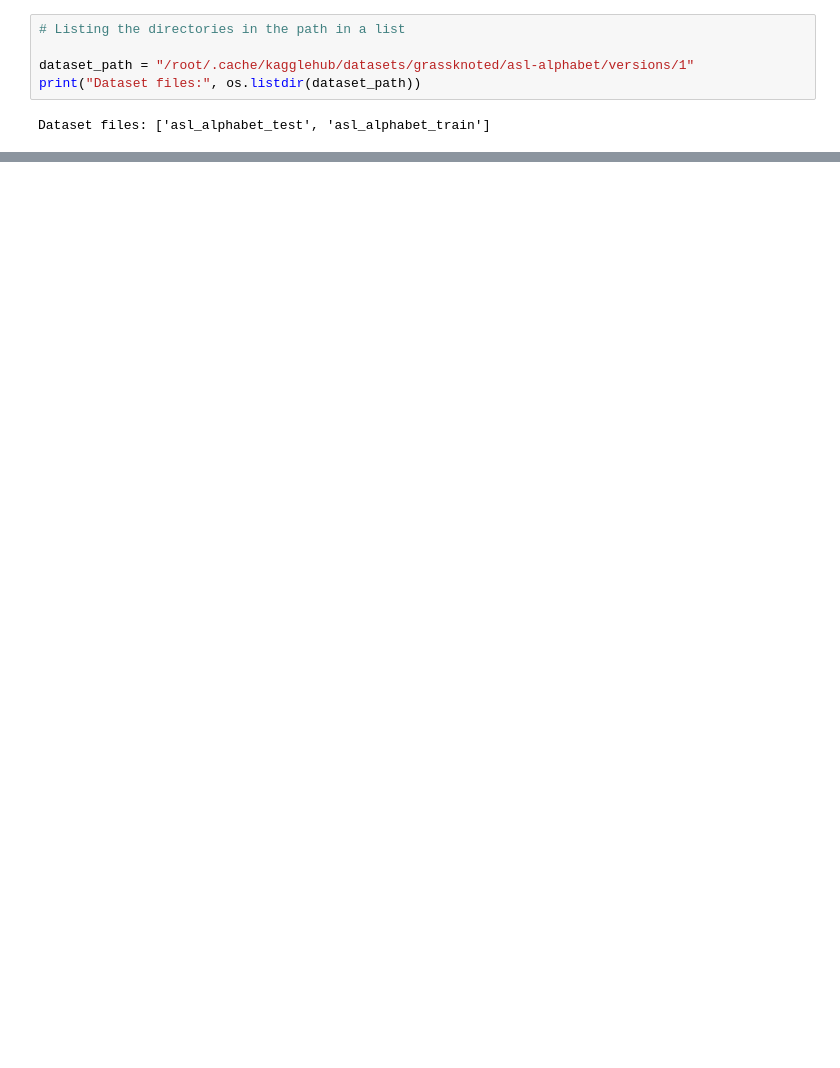
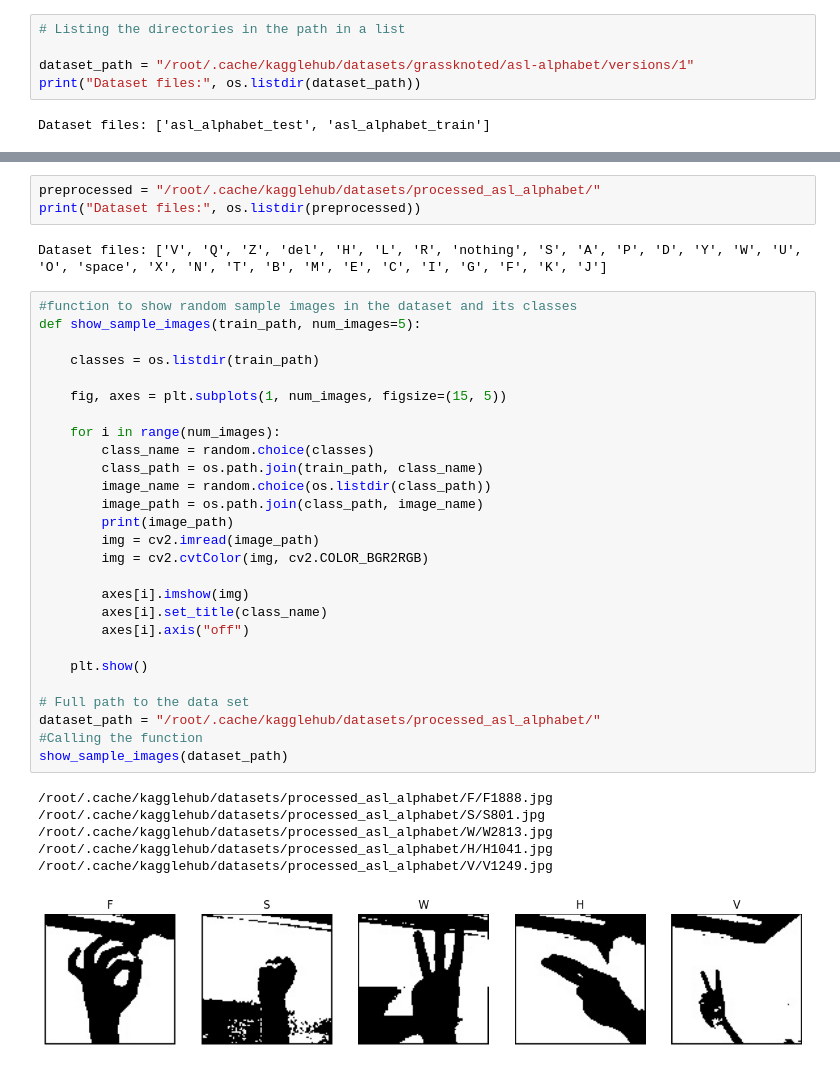
Before and after one commit to Dhaarani13/Project, a Jupyter notebook: project_final.ipynb, the cells around one changed output, grey strips where cells are left out. Cells and saved outputs as stored; diff of their text form; blank space fills up the shorter version.

```diff
--- a/project_final.ipynb
+++ b/project_final.ipynb
@@ -81,0 +134,39 @@ show_sample_images(dataset_path)
+# %%
+preprocessed = "/root/.cache/kagglehub/datasets/processed_asl_alphabet/"
+print("Dataset files:", os.listdir(preprocessed))
+# %% [output]
+Dataset files: ['V', 'Q', 'Z', 'del', 'H', 'L', 'R', 'nothing', 'S', 'A', 'P', 'D', 'Y', 'W', 'U', 'O', 'space', 'X', 'N', 'T', 'B', 'M', 'E', 'C', 'I', 'G', 'F', 'K', 'J']
+# %%
+#function to show random sample images in the dataset and its classes
+def show_sample_images(train_path, num_images=5):
+
+    classes = os.listdir(train_path)
+
+    fig, axes = plt.subplots(1, num_images, figsize=(15, 5))
+
+    for i in range(num_images):
+        class_name = random.choice(classes)
+        class_path = os.path.join(train_path, class_name)
+        image_name = random.choice(os.listdir(class_path))
+        image_path = os.path.join(class_path, image_name)
+        print(image_path)
+        img = cv2.imread(image_path)
+        img = cv2.cvtColor(img, cv2.COLOR_BGR2RGB)
+
+        axes[i].imshow(img)
+        axes[i].set_title(class_name)
+        axes[i].axis("off")
+
+    plt.show()
+
+# Full path to the data set
+dataset_path = "/root/.cache/kagglehub/datasets/processed_asl_alphabet/"
+#Calling the function
+show_sample_images(dataset_path)
+# %% [output]
+/root/.cache/kagglehub/datasets/processed_asl_alphabet/F/F1888.jpg
+/root/.cache/kagglehub/datasets/processed_asl_alphabet/S/S801.jpg
+/root/.cache/kagglehub/datasets/processed_asl_alphabet/W/W2813.jpg
+/root/.cache/kagglehub/datasets/processed_asl_alphabet/H/H1041.jpg
+/root/.cache/kagglehub/datasets/processed_asl_alphabet/V/V1249.jpg
+[figure, added]
```
Also changed, not shown: parts of 5 cells of this notebook.
